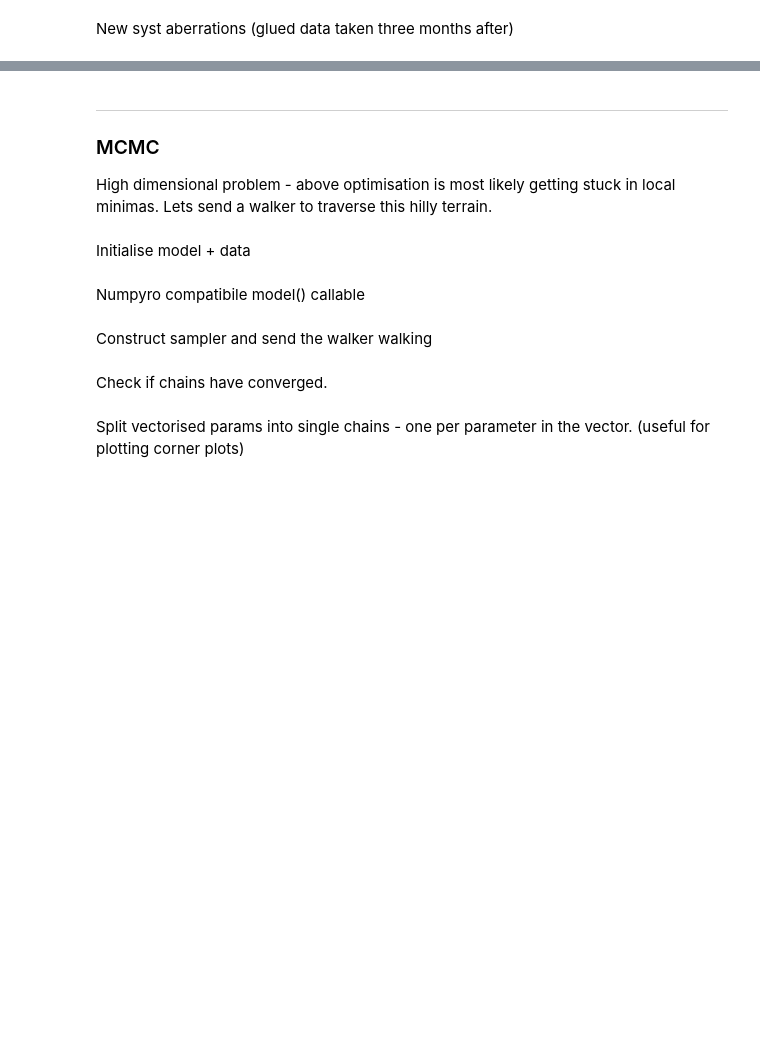
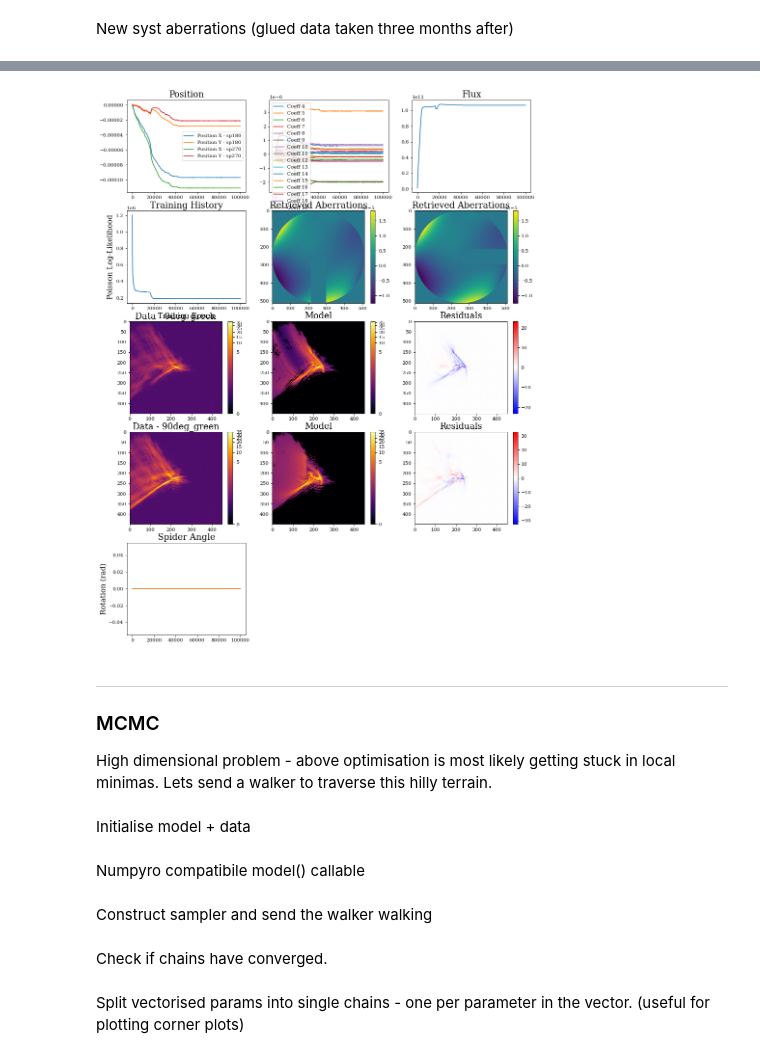
Before and after one commit to TolimanSpace/toliman_dp_design_testing, a Jupyter notebook: Gluing_Characterisation.ipynb, the cells around one changed output, grey strips where cells are left out. Cells and saved outputs as stored; diff of their text form; code cells hidden in the pictures; blank space fills up the shorter version.

Commit message:
pushing glued retrieval results with new trans layer and syst  aberration coefficients

```diff
--- a/Gluing_Characterisation.ipynb
+++ b/Gluing_Characterisation.ipynb
@@ -1478,18 +1504,17 @@ for i in range(1):
 # %%
-corr_matrices = []
-for k in range(len(configs)):
-    cov = zdx.self_covariance_matrix(pytree=configs[k],
-                                        parameters=['source.flux', 'source.position', 'aperture.coefficients'],
-                                        loglike_fn=zdx.bayes.poiss_loglike,
-                                        )
-    sqrt_cov = cov**0.5 # for stdevs
-    corr = np.zeros(shape=cov.shape)
-    for i in range(cov.shape[0]):
-        for j in range(cov.shape[0]):
-            corr[i,j] = cov[i,j]/(sqrt_cov[i,i]*sqrt_cov[j,j])
+# corr_matrices = []
+# for k in range(len(configs)):
+#     cov = zdx.self_covariance_matrix(pytree=configs[k],
+#                                         parameters=['source.flux', 'source.position', 'aperture.coefficients'],
+#                                         loglike_fn=zdx.bayes.poiss_loglike,
+#                                         )
+#     sqrt_cov = cov**0.5 # for stdevs
+#     corr = np.zeros(shape=cov.shape)
+#     for i in range(cov.shape[0]):
+#         for j in range(cov.shape[0]):
+#             corr[i,j] = cov[i,j]/(sqrt_cov[i,i]*sqrt_cov[j,j])
 
-    corr_matrices.append(corr)
-
+#     corr_matrices.append(corr)
 ###---------------------------------- Plotting ---------------------------------###
 plt.figure(figsize=(15,20))
 plt.subplot(5,3,1)
@@ -1542,40 +1567,42 @@ for k, config in enumerate(configs):
     plt.subplot(5,3,it)
     model_psf = instrument.model()
     current_range = model_psf.max() - model_psf.min()
     new_range = scaled_data.max() - scaled_data.min()
     model_psf = ( (model_psf - model_psf.min()) * new_range )/current_range + scaled_data.min()
     norm_psf = PowerNorm(0.2, vmax=model_psf.max(), vmin=model_psf.min())
     mask = np.ones(scaled_data.shape)
-    mask[scaled_data <= 2] = 0
+    mask[scaled_data <= 0.05] = 0
     plt.imshow(model_psf*mask, norm=norm_psf)
     plt.title('Model')
     plt.colorbar()
     it+=1
 
     plt.subplot(5,3,it)
     resid = scaled_data - model_psf
     plt.imshow(resid, cmap='bwr', vmax = np.abs(resid).max(), vmin = -np.abs(resid).max())
     plt.colorbar()
     plt.title('Residuals')
     it+=1
 
 plt.subplot(5,3,it)
 spider_angles_arr = np.asarray(SpiderAngles)
 plt.plot(spider_angles_arr[:,0], label="config0")
 plt.plot(spider_angles_arr[:,1], label="config1")
 final_spider_angle.append(spider_angles_arr[-1,0])
 final_spider_angle.append(spider_angles_arr[-1,1])
 plt.title("Spider Angle")
 plt.ylabel("Rotation (rad)")
 it += 1
 
-for k in range(len(configs)):
-    plt.subplot(5,3,it)
-    plt.imshow(corr_matrices[k], cmap='PiYG')#, vmin=-1, vmax=1)'
-    plt.colorbar(label='Correlation')
-    plt.title("Corr, model "+str(k))
+# for k in range(len(configs)):
+#     plt.subplot(5,3,it)
+#     plt.imshow(corr_matrices[k], cmap='PiYG')#, vmin=-1, vmax=1)'
+#     plt.colorbar(label='Correlation')
+#     plt.title("Corr, model "+str(k))
 
-    it+=1
+#     it+=1
+# %% [output]
+[figure, added]
 # %%
 # coeffs comparison
 green_glued_coeffs= glued_coeffs[0]
```
Also changed, not shown: parts of 8 cells of this notebook.
